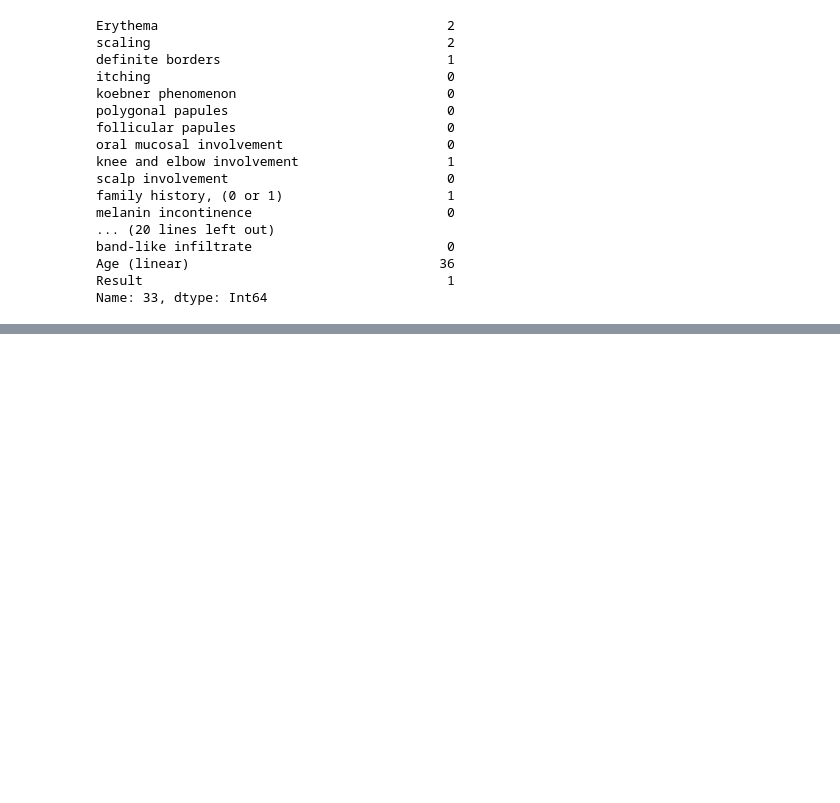
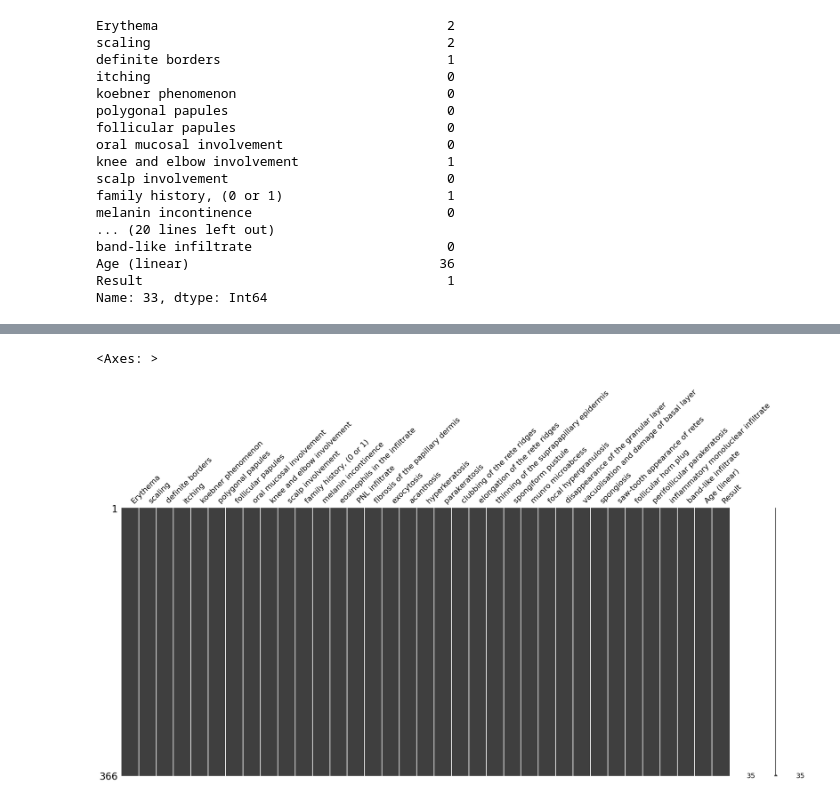
Before and after one commit to turagsarkar/Identification-of-Erythemato-Squamous-Disease, a Jupyter notebook: Identification_of_Erythemato_Squamous_Disease.ipynb, the cells around one changed output, grey strips where cells are left out. Cells and saved outputs as stored; diff of their text form; code cells hidden in the pictures; blank space fills up the shorter version.

```diff
--- a/Identification_of_Erythemato_Squamous_Disease.ipynb
+++ b/Identification_of_Erythemato_Squamous_Disease.ipynb
@@ -225,0 +257,6 @@ Name: 33, dtype: Int64
+# %%
+import missingno as msno
+msno.matrix(new_data)
+# %% [output]
+<Axes: >
+[figure, added]
```
Also changed, not shown: parts of 9 cells of this notebook.
